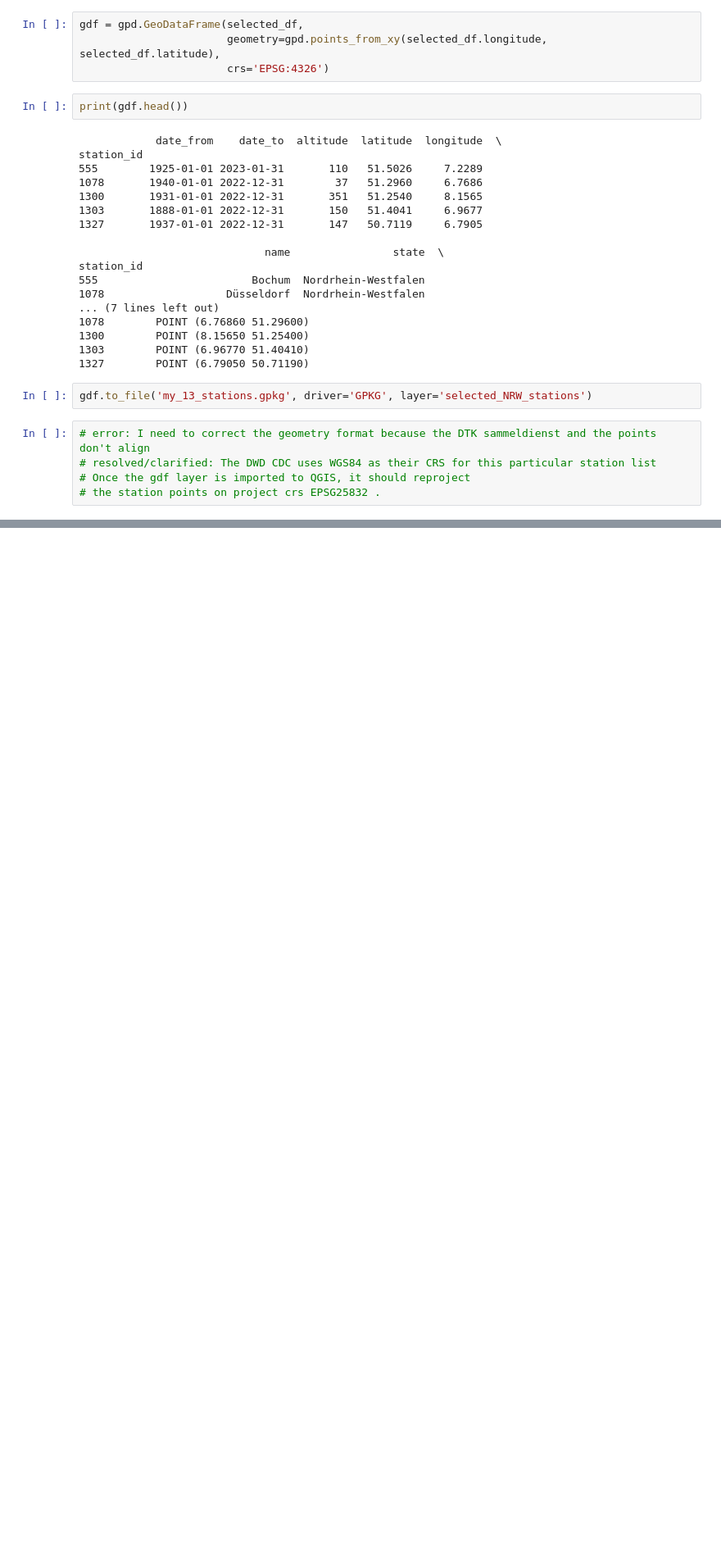
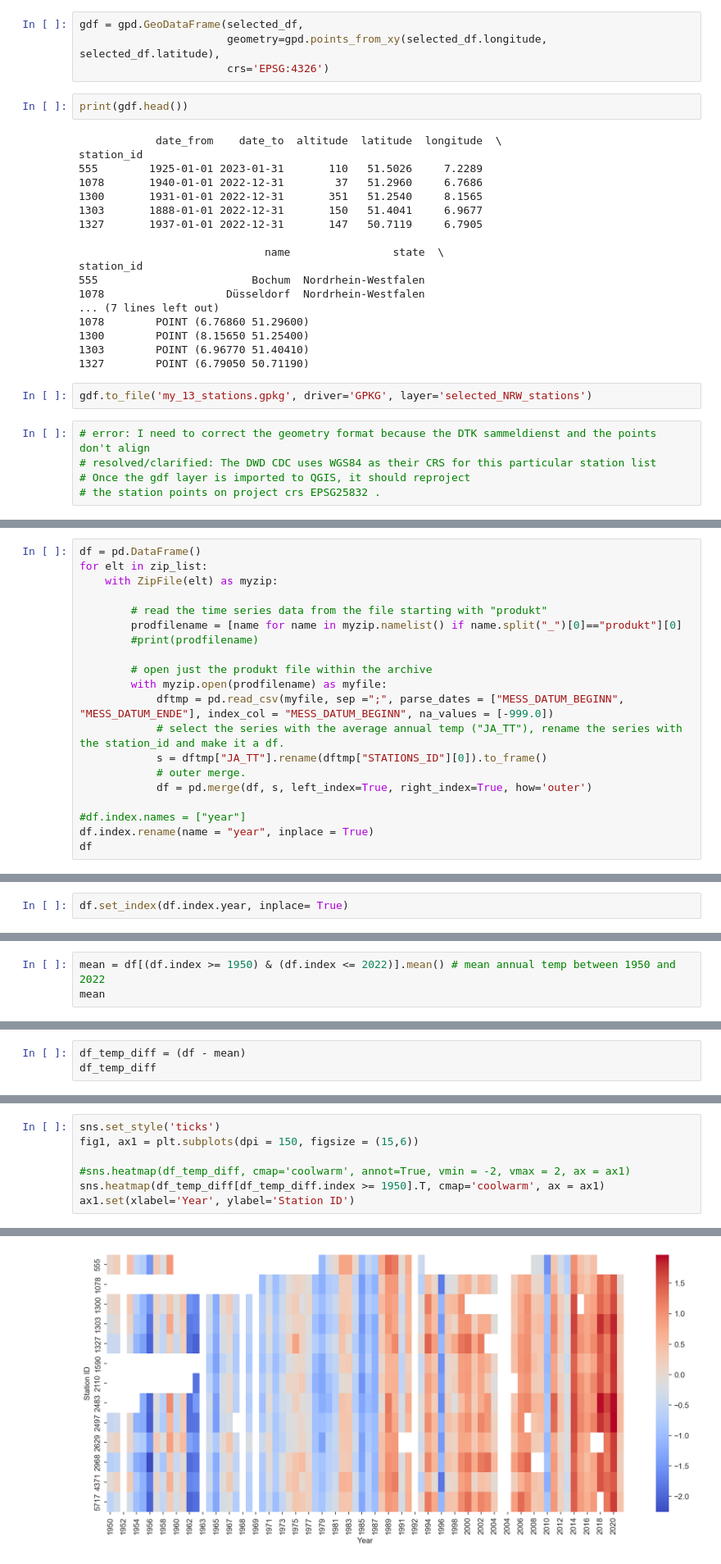
Before and after one commit to kftunay/GeoData_WS2022_II_Final_Group_D, a Jupyter notebook: gdms0000_Final_Assignment/01_Warming_stripes.ipynb, the cells around one changed output, grey strips where cells are left out. Shown at 82% size. Cells and saved outputs as stored; diff of their text form; blank space fills up the shorter version.

```diff
--- a/gdms0000_Final_Assignment/01_Warming_stripes.ipynb
+++ b/gdms0000_Final_Assignment/01_Warming_stripes.ipynb
@@ -360,0 +418,20 @@ gdf.to_file('my_13_stations.gpkg', driver='GPKG', layer='selected_NRW_stations')
+# %%
+df = pd.DataFrame()
+for elt in zip_list:
+    with ZipFile(elt) as myzip:
+
+        # read the time series data from the file starting with "produkt"
+        prodfilename = [name for name in myzip.namelist() if name.split("_")[0]=="produkt"][0]
+        #print(prodfilename)
+
+        # open just the produkt file within the archive
+        with myzip.open(prodfilename) as myfile:
+            dftmp = pd.read_csv(myfile, sep =";", parse_dates = ["MESS_DATUM_BEGINN", "MESS_DATUM_ENDE"], index_col = "MESS_DATUM_BEGINN", na_values = [-999.0])
+            # select the series with the average annual temp ("JA_TT"), rename the series with the station_id and make it a df.
+            s = dftmp["JA_TT"].rename(dftmp["STATIONS_ID"][0]).to_frame()
+            # outer merge.
+            df = pd.merge(df, s, left_index=True, right_index=True, how='outer')
+
+#df.index.names = ["year"]
+df.index.rename(name = "year", inplace = True)
+df
@@ -360,0 +453,2 @@ gdf.to_file('my_13_stations.gpkg', driver='GPKG', layer='selected_NRW_stations')
+# %%
+df.set_index(df.index.year, inplace= True)
@@ -360,0 +465,3 @@ gdf.to_file('my_13_stations.gpkg', driver='GPKG', layer='selected_NRW_stations')
+# %%
+mean = df[(df.index >= 1950) & (df.index <= 2022)].mean() # mean annual temp between 1950 and 2022
+mean
@@ -360,0 +483,3 @@ gdf.to_file('my_13_stations.gpkg', driver='GPKG', layer='selected_NRW_stations')
+# %%
+df_temp_diff = (df - mean)
+df_temp_diff
@@ -360,0 +501,8 @@ gdf.to_file('my_13_stations.gpkg', driver='GPKG', layer='selected_NRW_stations')
+# %%
+sns.set_style('ticks')
+fig1, ax1 = plt.subplots(dpi = 150, figsize = (15,6))
+
+#sns.heatmap(df_temp_diff, cmap='coolwarm', annot=True, vmin = -2, vmax = 2, ax = ax1)
+sns.heatmap(df_temp_diff[df_temp_diff.index >= 1950].T, cmap='coolwarm', ax = ax1)
+ax1.set(xlabel='Year', ylabel='Station ID')
+# %% [output]
@@ -360,0 +511 @@ gdf.to_file('my_13_stations.gpkg', driver='GPKG', layer='selected_NRW_stations')
+[figure, added]
```
Also changed, not shown: parts of 14 cells of this notebook, 2 other files.
